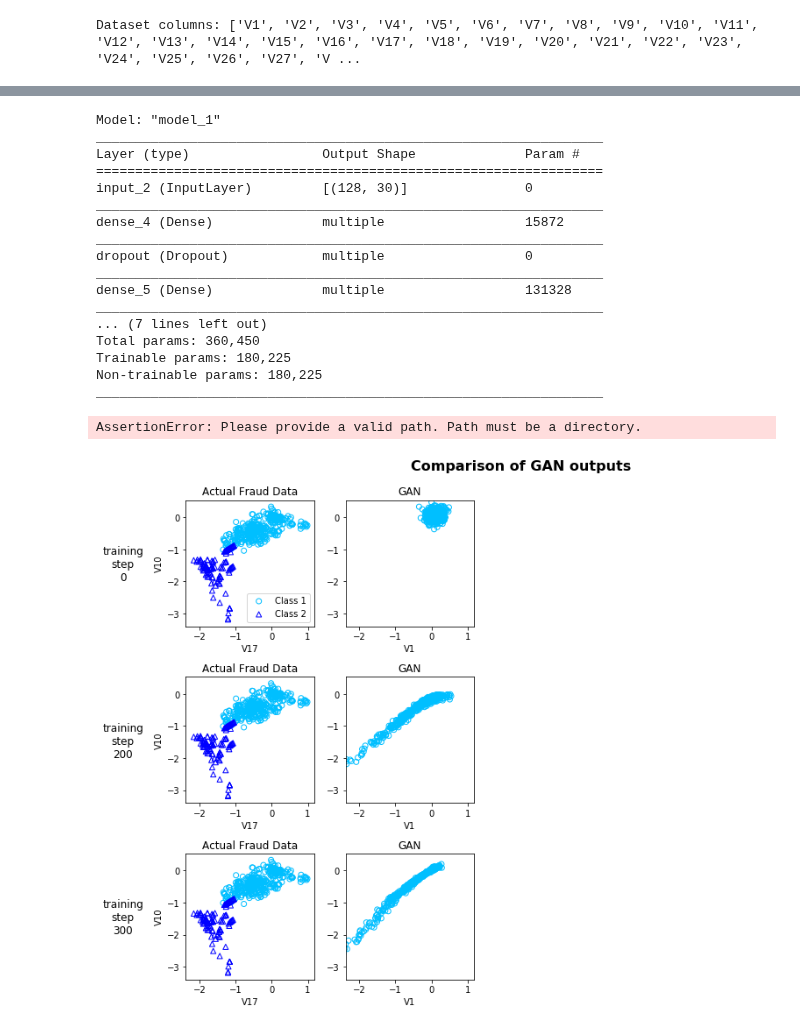
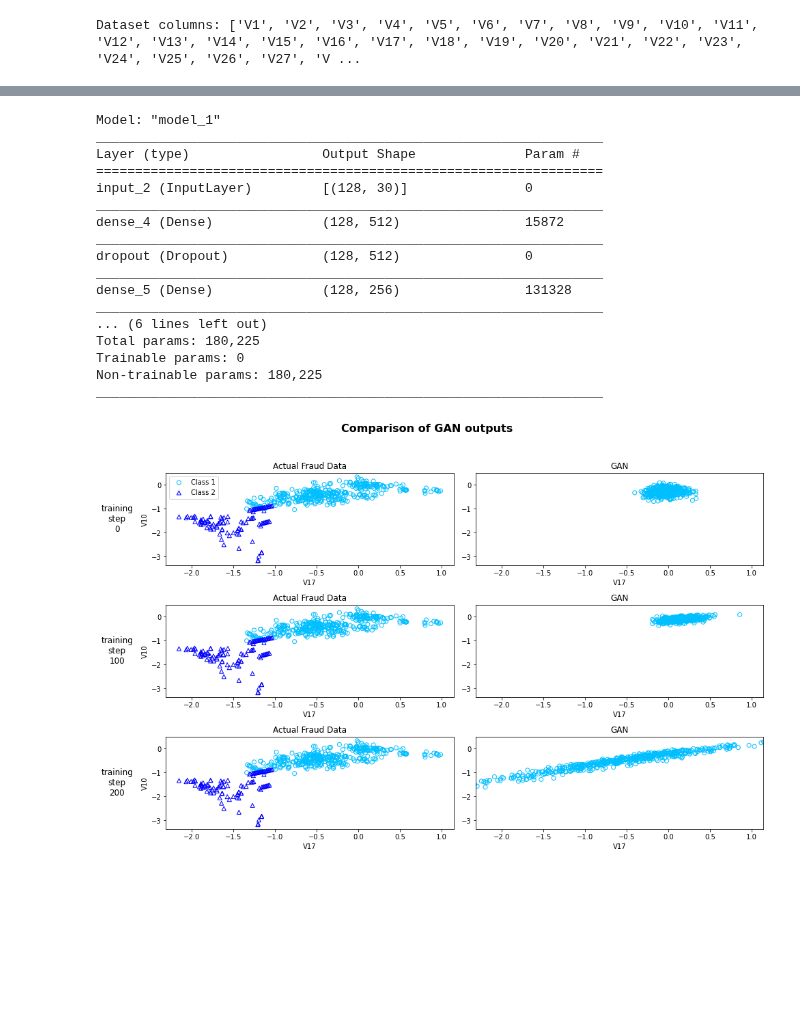
Before and after one commit to ydataai/ydata-synthetic, a Jupyter notebook: examples/regular/gan_example.ipynb, the cells around one changed output, grey strips where cells are left out. Saved outputs shown, nothing was run; the diff lists cells and outputs as text; code cells hidden in the pictures; blank space fills up the shorter version.

```diff
--- a/examples/regular/gan_example.ipynb
+++ b/examples/regular/gan_example.ipynb
@@ -22,6 +26,6 @@ from ydata_synthetic.preprocessing.regular.credit_fraud import *
 
 model = VanilllaGAN
 # %%
-#Read the original data and have it preprocessed
-data = pd.read_csv('data/creditcard.csv', index_col=[0])
+# Read the original data and have it preprocessed
+data = pd.read_csv('./data/creditcard.csv', index_col=[0])
 # %%
@@ -129,7 +156,7 @@ Trainable params: 184,222
 Non-trainable params: 0
 _________________________________________________________________
 # %%
-#Discriminator description
+# Discriminator description
 synthesizer.discriminator.summary()
 # %% [output]
 Model: "model_1"
@@ -138,22 +165,22 @@ Layer (type)                 Output Shape              Param #
 =================================================================
 input_2 (InputLayer)         [(128, 30)]               0
 _________________________________________________________________
-dense_4 (Dense)              multiple                  15872
+dense_4 (Dense)              (128, 512)                15872
 _________________________________________________________________
-dropout (Dropout)            multiple                  0
+dropout (Dropout)            (128, 512)                0
 _________________________________________________________________
-dense_5 (Dense)              multiple                  131328
+dense_5 (Dense)              (128, 256)                131328
 _________________________________________________________________
-... (7 lines left out)
-Total params: 360,450
-Trainable params: 180,225
+... (6 lines left out)
+Total params: 180,225
+Trainable params: 0
 Non-trainable params: 180,225
 _________________________________________________________________
 # %%
-#You can easily save the trained generator and loaded it aftwerwards
-synthesizer.save('./saved/gan', 'generator_fraud')
+# You can easily save the trained generator and loaded it afterwards
+if not os.path.exists("./saved/gan"):
+    os.makedirs("./saved/gan")
+synthesizer.save(path="./saved/gan/generator_fraud.pkl")
-# %% [output]
-AssertionError: Please provide a valid path. Path must be a directory.
 # %%
 models = {'GAN': ['GAN', False, synthesizer.generator]}
 # %%
@@ -177,18 +204,20 @@ col1, col2 = 'V17', 'V10'
 
 base_dir = 'cache/'
 
-#Actual fraud data visualization
-model_steps = [ 0, 200, 300]
+# Actual fraud data visualization
+model_steps = [ 0, 100, 200]
 rows = len(model_steps)
-columns = 5
+columns = 1 + len(models)
 
 axarr = [[]]*len(model_steps)
 
 fig = plt.figure(figsize=(14,rows*3))
 
+# Go through each of the 3 model_step values -> 0, 100, 200
 for model_step_ix, model_step in enumerate(model_steps):
     axarr[model_step_ix] = plt.subplot(rows, columns, model_step_ix*columns + 1)
 
+    # Plot 'Class 1' and 'Class 2' samples taken from the original data, in a random shuffled fashion
     for group, color, marker, label in zip(real_samples.groupby('Class_1'), colors, markers, class_labels ):
         plt.scatter( group[1][[col1]], group[1][[col2]],
                          label=label, marker=marker, edgecolors=color, facecolors='none' )
@@ -202,39 +231,42 @@ for model_step_ix, model_step in enumerate(model_steps):
         legend = plt.legend()
         legend.get_frame().set_facecolor('white')
 
+    # Go through all the GAN models listed in 'model_names' and defined in 'models'
     for i, model_name in enumerate( model_names[:] ):
 
         [model_name, with_class, generator_model] = models[model_name]
 
         generator_model.load_weights( base_dir + '_generator_model_weights_step_'+str(model_step)+'.h5')
 
         ax = plt.subplot(rows, columns, model_step_ix*columns + 1 + (i+1) )
 
         if with_class:
             g_z = generator_model.predict([z, labels])
             gen_samples = pd.DataFrame(g_z, columns=data_cols+label_cols)
             for group, color, marker, label in zip( gen_samples.groupby('Class_1'), colors, markers, class_labels ):
                 plt.scatter( group[1][[col1]], group[1][[col2]],
                                  label=label, marker=marker, edgecolors=color, facecolors='none' )
         else:
             g_z = generator_model.predict(z)
             gen_samples = pd.DataFrame(g_z, columns=data_cols+['label'])
-            gen_samples.to_csv('Generated_sample.csv')
+            gen_samples.to_csv('./data/Generated_sample.csv')
             plt.scatter( gen_samples[[col1]], gen_samples[[col2]],
                              label=class_labels[0], marker=markers[0], edgecolors=colors[0], facecolors='none' )
         plt.title(model_name)
-        plt.xlabel(data_cols[0])
+        plt.xlabel(col1)
         ax.set_xlim(xlims), ax.set_ylim(ylims)
 
 plt.suptitle('Comparison of GAN outputs', size=16, fontweight='bold')
 plt.tight_layout(rect=[0.075,0,1,0.95])
 
-# Adding text labels for traning steps
+# Adding text labels for training steps
 vpositions = np.array([ i._position.bounds[1] for i in axarr ])
 vpositions += ((vpositions[0] - vpositions[1]) * 0.35 )
 for model_step_ix, model_step in enumerate( model_steps ):
     fig.text( 0.05, vpositions[model_step_ix], 'training\nstep\n'+str(model_step), ha='center', va='center', size=12)
 
-plt.savefig('Comparison_of_GAN_outputs.png')
+if not os.path.exists("./img"):
+    os.makedirs("./img")
+plt.savefig('img/Comparison_of_GAN_outputs.png', dpi=100)
 # %% [output]
-[figure, old version]
+[figure, new version]
```
Also changed, not shown: parts of 9 cells of this notebook.
